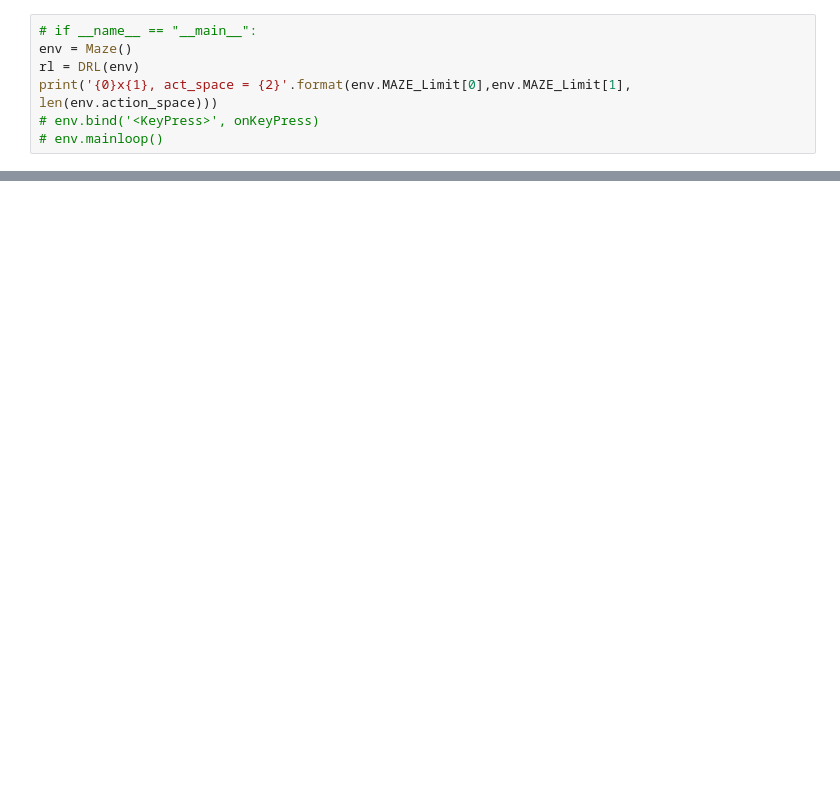
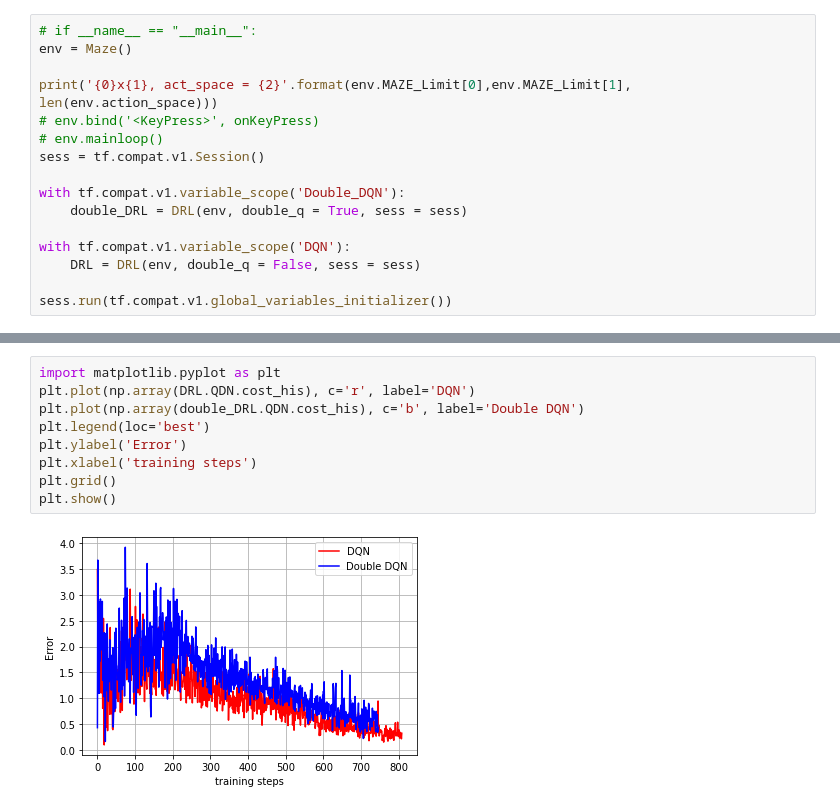
Before and after one commit to chihfanhsu/RL_practice, a Jupyter notebook: double_dqn/robot_run_DRL.ipynb, the cells around one changed output, grey strips where cells are left out. Drawn from its saved outputs; the diff is of its cells as text; blank space fills up the shorter version.

```diff
--- a/double_dqn/robot_run_DRL.ipynb
+++ b/double_dqn/robot_run_DRL.ipynb
@@ -7,8 +8,17 @@ import numpy as np
 # %%
 # if __name__ == "__main__":
 env = Maze()
-rl = DRL(env)
+
 print('{0}x{1}, act_space = {2}'.format(env.MAZE_Limit[0],env.MAZE_Limit[1], len(env.action_space)))
 # env.bind('<KeyPress>', onKeyPress)
 # env.mainloop()
+sess = tf.compat.v1.Session()
+
+with tf.compat.v1.variable_scope('Double_DQN'):
+    double_DRL = DRL(env, double_q = True, sess = sess)
+
+with tf.compat.v1.variable_scope('DQN'):
+    DRL = DRL(env, double_q = False, sess = sess)
+
+sess.run(tf.compat.v1.global_variables_initializer())
 # %% [output]
@@ -66,0 +87,11 @@ plt.show()
+# %%
+import matplotlib.pyplot as plt
+plt.plot(np.array(DRL.QDN.cost_his), c='r', label='DQN')
+plt.plot(np.array(double_DRL.QDN.cost_his), c='b', label='Double DQN')
+plt.legend(loc='best')
+plt.ylabel('Error')
+plt.xlabel('training steps')
+plt.grid()
+plt.show()
+# %% [output]
+[figure, added]
```
Also changed, not shown: parts of 9 cells of this notebook, 1 other file.
